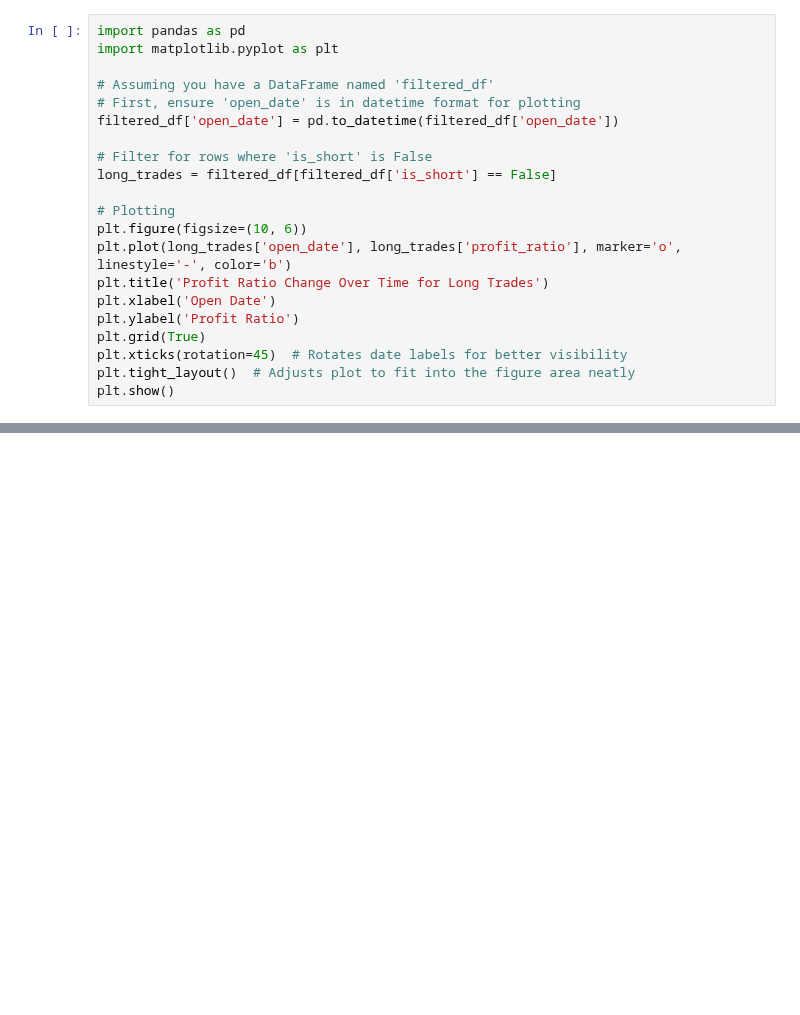
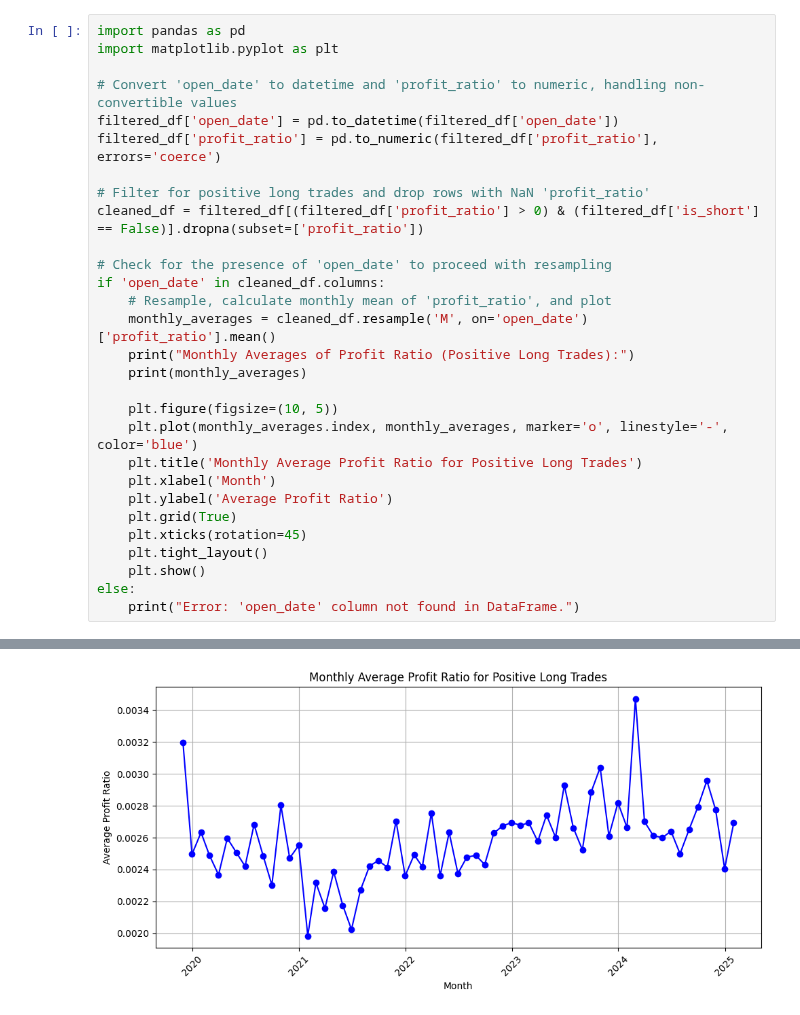
Before and after one commit to rainfrog123/stuff, a Jupyter notebook: freq/project_1/analyze_backtest_result.ipynb, the cells around one changed output, grey strips where cells are left out. Cells and saved outputs as stored; diff of their text form; blank space fills up the shorter version.

```diff
--- a/freq/project_1/analyze_backtest_result.ipynb
+++ b/freq/project_1/analyze_backtest_result.ipynb
@@ -46,20 +72,29 @@ filtered_df['profitability'] = filtered_df['profit_ratio'].apply(determine_profi
 import pandas as pd
 import matplotlib.pyplot as plt
 
-# Assuming you have a DataFrame named 'filtered_df'
-# First, ensure 'open_date' is in datetime format for plotting
+# Convert 'open_date' to datetime and 'profit_ratio' to numeric, handling non-convertible values
 filtered_df['open_date'] = pd.to_datetime(filtered_df['open_date'])
+filtered_df['profit_ratio'] = pd.to_numeric(filtered_df['profit_ratio'], errors='coerce')
 
-# Filter for rows where 'is_short' is False
-long_trades = filtered_df[filtered_df['is_short'] == False]
+# Filter for positive long trades and drop rows with NaN 'profit_ratio'
+cleaned_df = filtered_df[(filtered_df['profit_ratio'] > 0) & (filtered_df['is_short'] == False)].dropna(subset=['profit_ratio'])
 
-# Plotting
-plt.figure(figsize=(10, 6))
-plt.plot(long_trades['open_date'], long_trades['profit_ratio'], marker='o', linestyle='-', color='b')
-plt.title('Profit Ratio Change Over Time for Long Trades')
-plt.xlabel('Open Date')
-plt.ylabel('Profit Ratio')
-plt.grid(True)
-plt.xticks(rotation=45)  # Rotates date labels for better visibility
-plt.tight_layout()  # Adjusts plot to fit into the figure area neatly
-plt.show()
+# Check for the presence of 'open_date' to proceed with resampling
+if 'open_date' in cleaned_df.columns:
+    # Resample, calculate monthly mean of 'profit_ratio', and plot
+    monthly_averages = cleaned_df.resample('M', on='open_date')['profit_ratio'].mean()
+    print("Monthly Averages of Profit Ratio (Positive Long Trades):")
+    print(monthly_averages)
+
+    plt.figure(figsize=(10, 5))
+    plt.plot(monthly_averages.index, monthly_averages, marker='o', linestyle='-', color='blue')
+    plt.title('Monthly Average Profit Ratio for Positive Long Trades')
+    plt.xlabel('Month')
+    plt.ylabel('Average Profit Ratio')
+    plt.grid(True)
+    plt.xticks(rotation=45)
+    plt.tight_layout()
+    plt.show()
+else:
+    print("Error: 'open_date' column not found in DataFrame.")
+# %% [output]
@@ -66,2 +125,3 @@ plt.show()
+[figure, added]
 # %%
 profitability_stats = filtered_df['profitability'].value_counts()
```
Also changed, not shown: parts of 4 cells of this notebook, 6 other files.
